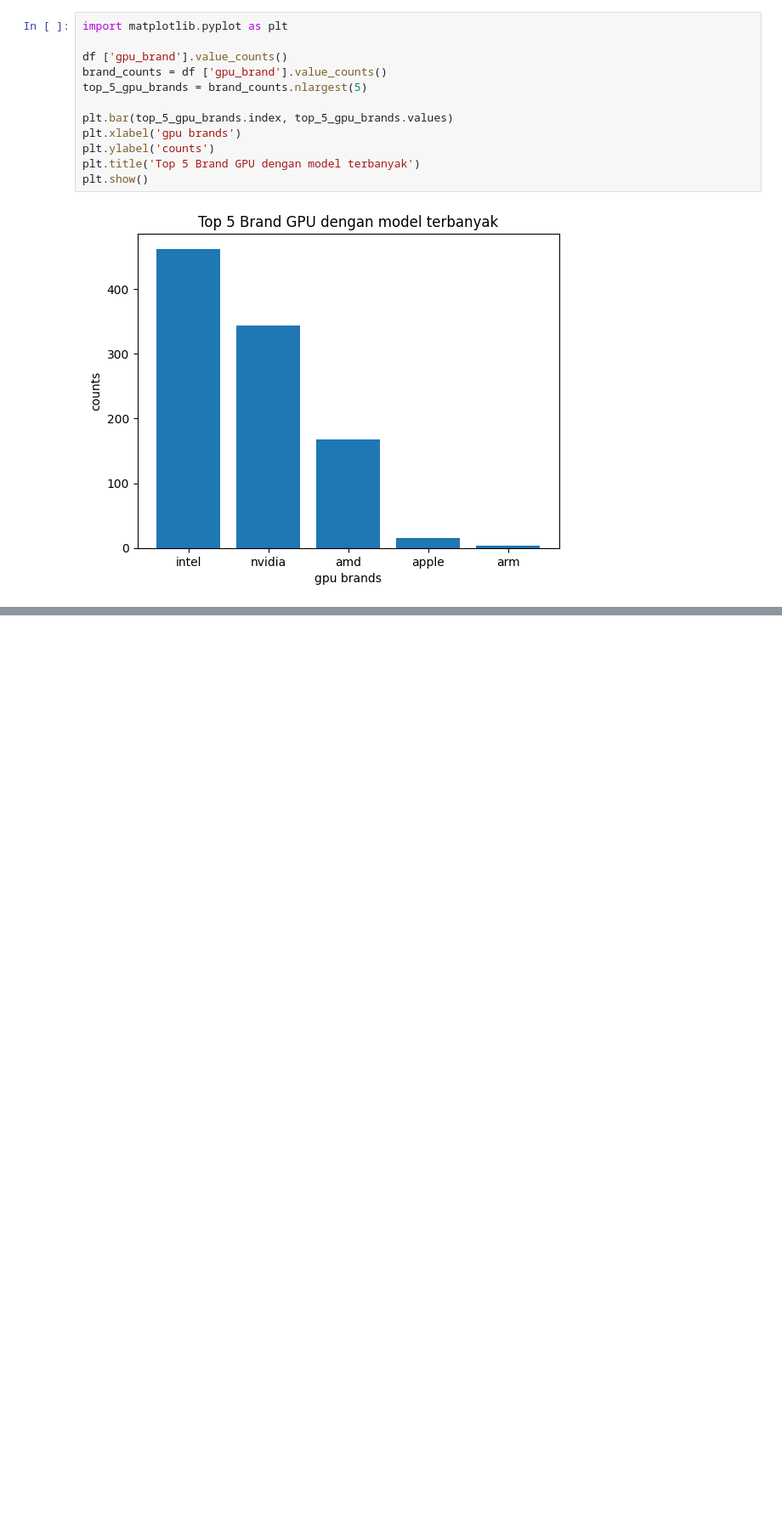
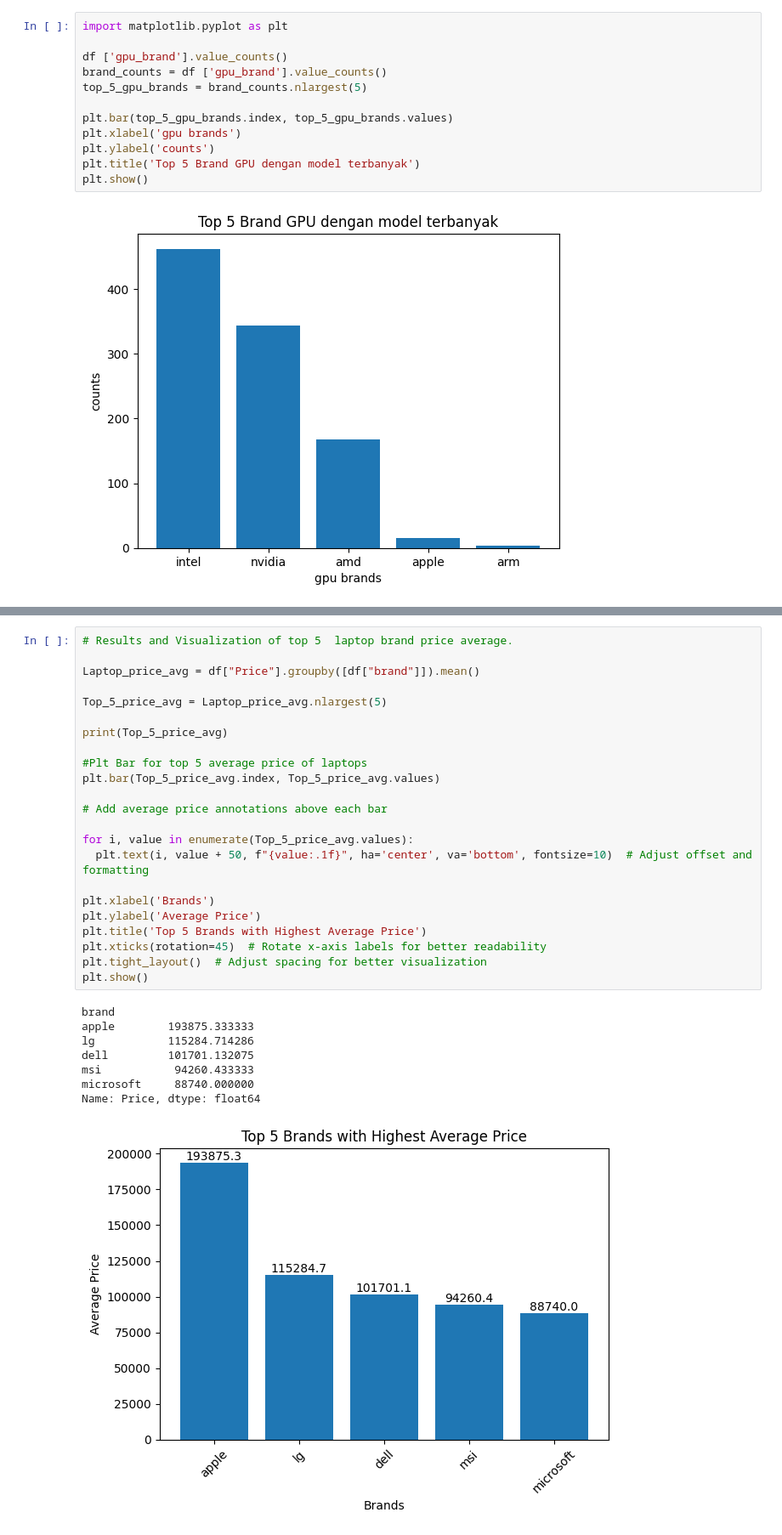
Before and after one commit to Yzamurti1748/pythondataanalysisqueries, a Jupyter notebook: laptop_data_analysis.ipynb, the cells around one changed output, grey strips where cells are left out. Shown at 85% size. Cells and saved outputs as stored; diff of their text form; blank space fills up the shorter version.

```diff
--- a/laptop_data_analysis.ipynb
+++ b/laptop_data_analysis.ipynb
@@ -228,0 +277,32 @@ plt.show()
+# %%
+# Results and Visualization of top 5  laptop brand price average.
+
+Laptop_price_avg = df["Price"].groupby([df["brand"]]).mean()
+
+Top_5_price_avg = Laptop_price_avg.nlargest(5)
+
+print(Top_5_price_avg)
+
+#Plt Bar for top 5 average price of laptops
+plt.bar(Top_5_price_avg.index, Top_5_price_avg.values)
+
+# Add average price annotations above each bar
+
+for i, value in enumerate(Top_5_price_avg.values):
+  plt.text(i, value + 50, f"{value:.1f}", ha='center', va='bottom', fontsize=10)  # Adjust offset and formatting
+
+plt.xlabel('Brands')
+plt.ylabel('Average Price')
+plt.title('Top 5 Brands with Highest Average Price')
+plt.xticks(rotation=45)  # Rotate x-axis labels for better readability
+plt.tight_layout()  # Adjust spacing for better visualization
+plt.show()
+# %% [output]
+brand
+apple        193875.333333
+lg           115284.714286
+dell         101701.132075
+msi           94260.433333
+microsoft     88740.000000
+Name: Price, dtype: float64
+[figure, added]
```
Also changed, not shown: parts of 6 cells of this notebook.
